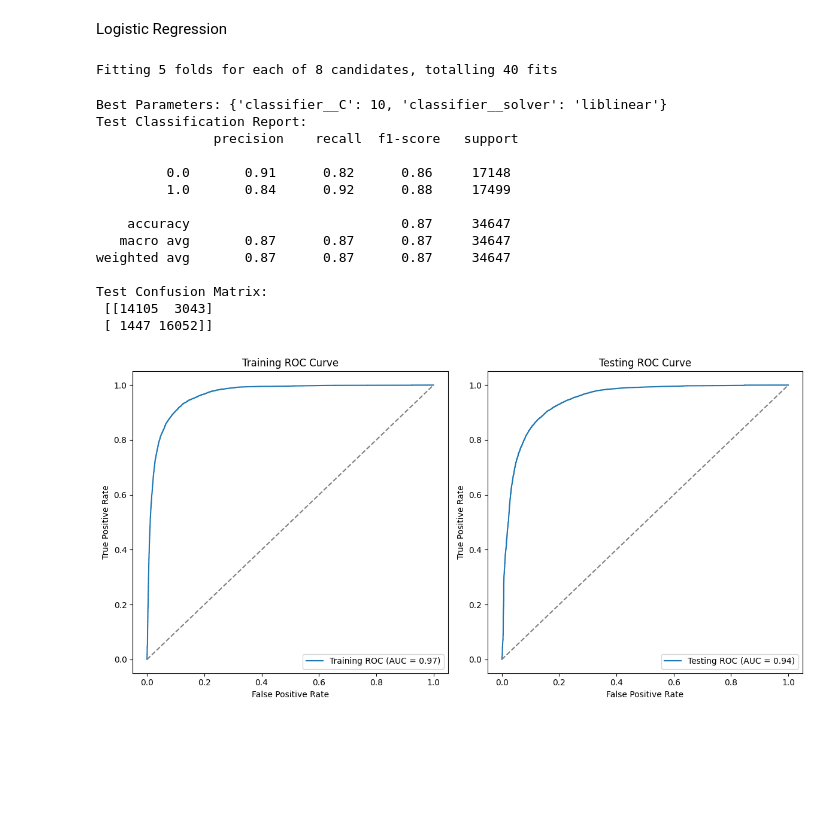
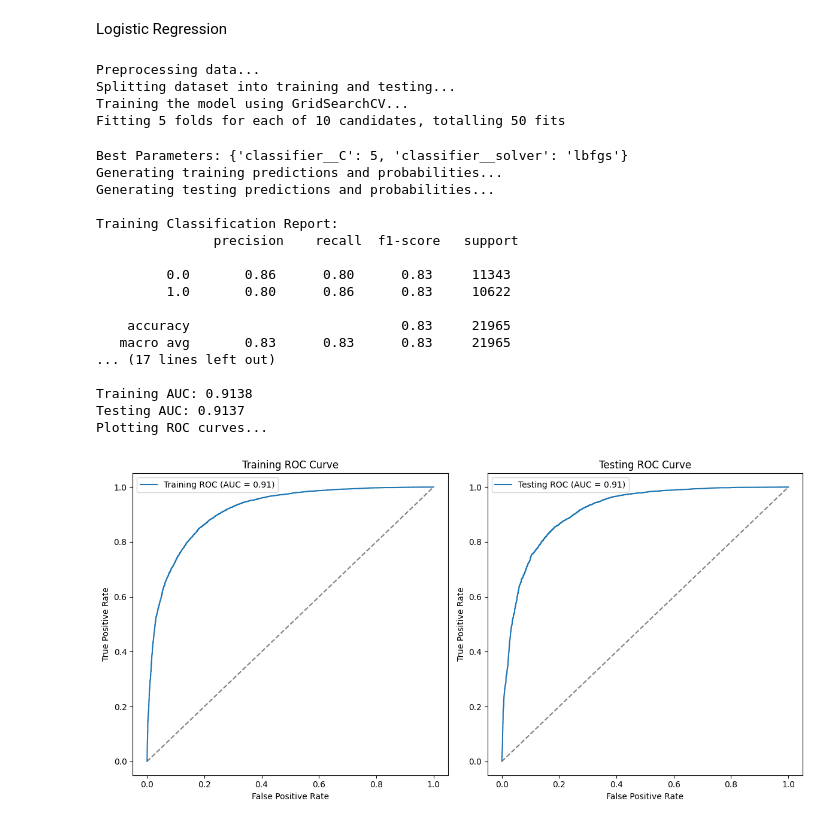
Before and after one commit to Vishnuanand77/airbnb-superhost-prediction, a Jupyter notebook: Superhost_prediction.ipynb, the cells around one changed output. Cells and saved outputs as stored; diff of their text form; code cells hidden in the pictures; blank space fills up the shorter version.

```diff
--- a/Superhost_prediction.ipynb
+++ b/Superhost_prediction.ipynb
@@ -43,3 +61,5 @@ aggregated_data = data.groupby(['Airbnb Host ID', 'superhost_period_all']).agg({
+# %%
+aggregated_data = pd.read_csv('host_level_aggregated_chicago_data.csv')
 # %%
 aggregated_data.shape
 # %% [output]
@@ -46,0 +103,14 @@ aggregated_data.shape
+# %%
+# Identify the maximum period for each host
+aggregated_data['max_period'] = aggregated_data.groupby('Airbnb Host ID')['superhost_period_all'].transform('max')
+
+# Remove rows where the current period is the last period for the host
+aggregated_data = aggregated_data[aggregated_data['superhost_period_all'] != aggregated_data['max_period']]
+
+# Drop the temporary column used for filtering
+aggregated_data = aggregated_data.drop(columns=['max_period'])
+
+# Reset the index for the cleaned DataFrame
+aggregated_data = aggregated_data.reset_index(drop=True)
+
+print("Rows for the last period of each host have been removed.")
@@ -64,6 +165,10 @@ from sklearn.compose import ColumnTransformer
 from sklearn.pipeline import Pipeline
 from sklearn.model_selection import GridSearchCV
 import matplotlib.pyplot as plt
+import warnings
+
+# Suppress warnings
+warnings.filterwarnings("ignore")
 
 # Define the categorical and numerical columns
 categorical_cols = ['Property Type', 'Listing Type', 'Neighborhood', 'Pets Allowed', 'Instantbook Enabled']
@@ -74,6 +179,8 @@ numerical_cols = [
     'Max Guests', 'Cleaning Fee (USD)', 'Minimum Stay', 'Number of Photos', 'Nightly Rate',
     'Number of Reviews', 'Rating Overall', 'revenue', 'occupancy_rate', 'property_age_months'
 ]
+
+print("Preprocessing data...")
 
 # Preprocessing: Scaling numerical and encoding categorical features
 preprocessor = ColumnTransformer(
@@ -92,25 +199,27 @@ pipeline = Pipeline(steps=[
 ])
 
 # Split dataset based on superhost_period_all
-training_data = df[df['superhost_period_all'] < 14]
-testing_data = df[df['superhost_period_all'] >= 14]
+print("Splitting dataset into training and testing...")
+training_data = aggregated_data[aggregated_data['superhost_period_all'] <= 14]
+testing_data = aggregated_data[(aggregated_data['superhost_period_all'] >= 15) & (aggregated_data['superhost_period_all'] <= 19)]
 
 X_train = training_data[categorical_cols + numerical_cols]
-y_train = training_data['Superhost']
+y_train = training_data['Next_Period_Superhost']
 
 X_test = testing_data[categorical_cols + numerical_cols]
-y_test = testing_data['Superhost']
+y_test = testing_data['Next_Period_Superhost']
 
 # Hyperparameter grid for logistic regression
 param_grid = {
-    'classifier__C': [0.01, 0.1, 1, 10],
+    'classifier__C': [0.05, 0.1, 0.5, 1, 5],
     'classifier__solver': ['liblinear', 'lbfgs']
 }
 
 # Initialize GridSearchCV
 grid_search = GridSearchCV(pipeline, param_grid, cv=5, scoring='roc_auc', verbose=1, n_jobs=-1)
 
-# Fit the model with GridSearchCV
+# Fit the model with GridSearchCV on training data
+print("Training the model using GridSearchCV...")
 grid_search.fit(X_train, y_train)
 
 # Best hyperparameters
@@ -120,58 +229,71 @@ print("Best Parameters:", grid_search.best_params_)
 best_model = grid_search.best_estimator_
 
 # Training predictions and probabilities
+print("Generating training predictions and probabilities...")
 y_train_prob = best_model.predict_proba(X_train)[:, 1]
 y_train_pred = best_model.predict(X_train)
 
 # Testing predictions and probabilities
+print("Generating testing predictions and probabilities...")
 y_test_prob = best_model.predict_proba(X_test)[:, 1]
 y_test_pred = best_model.predict(X_test)
 
 # Model evaluation
-print("Test Classification Report:\n", classification_report(y_test, y_test_pred))
-print("Test Confusion Matrix:\n", confusion_matrix(y_test, y_test_pred))
+print("\nTraining Classification Report:\n", classification_report(y_train, y_train_pred))
+print("\nTest Classification Report:\n", classification_report(y_test, y_test_pred))
+print("\nTest Confusion Matrix:\n", confusion_matrix(y_test, y_test_pred))
 
 # Compute AUC for training and testing
 train_auc = roc_auc_score(y_train, y_train_prob)
 test_auc = roc_auc_score(y_test, y_test_prob)
 
-# Plot ROC curves side by side
+print(f"\nTraining AUC: {train_auc:.4f}")
+print(f"Testing AUC: {test_auc:.4f}")
+
+# Plot ROC curves for training and testing
+print("Plotting ROC curves...")
 fig, axes = plt.subplots(1, 2, figsize=(12, 6))
 
 # Training ROC curve
 fpr_train, tpr_train, _ = roc_curve(y_train, y_train_prob)
 axes[0].plot(fpr_train, tpr_train, label=f"Training ROC (AUC = {train_auc:.2f})")
 axes[0].plot([0, 1], [0, 1], linestyle='--', color='gray')
 axes[0].set_title("Training ROC Curve")
 axes[0].set_xlabel("False Positive Rate")
 axes[0].set_ylabel("True Positive Rate")
 axes[0].legend()
 
 # Testing ROC curve
 fpr_test, tpr_test, _ = roc_curve(y_test, y_test_prob)
 axes[1].plot(fpr_test, tpr_test, label=f"Testing ROC (AUC = {test_auc:.2f})")
 axes[1].plot([0, 1], [0, 1], linestyle='--', color='gray')
 axes[1].set_title("Testing ROC Curve")
 axes[1].set_xlabel("False Positive Rate")
 axes[1].set_ylabel("True Positive Rate")
 axes[1].legend()
 
 plt.tight_layout()
 plt.show()
 # %% [output]
-Fitting 5 folds for each of 8 candidates, totalling 40 fits
+Preprocessing data...
+Splitting dataset into training and testing...
+Training the model using GridSearchCV...
+Fitting 5 folds for each of 10 candidates, totalling 50 fits
-Best Parameters: {'classifier__C': 10, 'classifier__solver': 'liblinear'}
-Test Classification Report:
+Best Parameters: {'classifier__C': 5, 'classifier__solver': 'lbfgs'}
+Generating training predictions and probabilities...
+Generating testing predictions and probabilities...
+
+Training Classification Report:
                precision    recall  f1-score   support
 
-         0.0       0.91      0.82      0.86     17148
-         1.0       0.84      0.92      0.88     17499
+         0.0       0.86      0.80      0.83     11343
+         1.0       0.80      0.86      0.83     10622
 
-    accuracy                           0.87     34647
-   macro avg       0.87      0.87      0.87     34647
-weighted avg       0.87      0.87      0.87     34647
+    accuracy                           0.83     21965
+   macro avg       0.83      0.83      0.83     21965
+... (17 lines left out)
 
-Test Confusion Matrix:
- [[14105  3043]
- [ 1447 16052]]
+Training AUC: 0.9138
+Testing AUC: 0.9137
+Plotting ROC curves...
-[figure, old version]
+[figure, new version]
```
Also changed, not shown: parts of 14 cells of this notebook, 4 other files.
